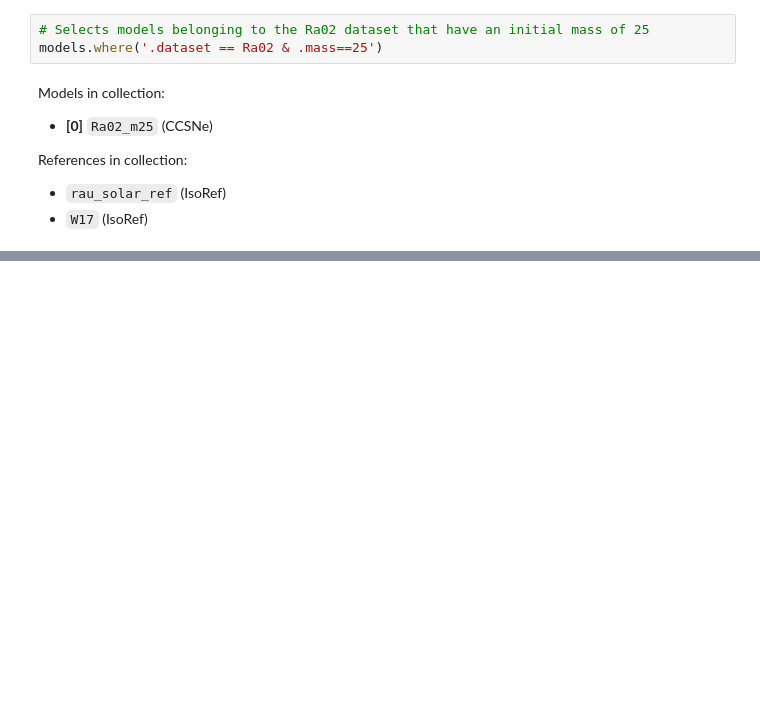
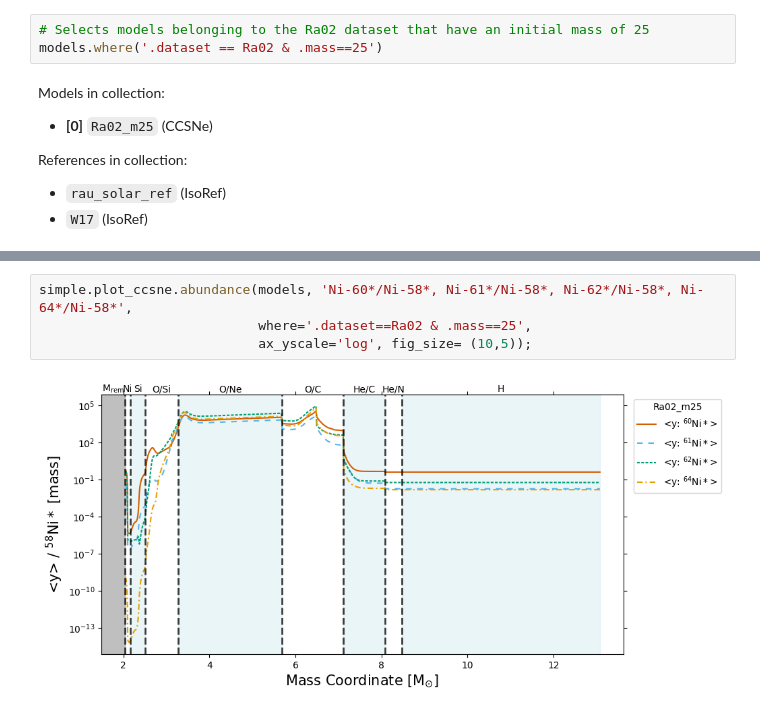
Before and after one commit to mattias-ek/SIMPLE, a Jupyter notebook: notebooks/ccsne_tutorial1.ipynb, the cells around one changed output, grey strips where cells are left out. Cells and saved outputs as stored; diff of their text form; blank space fills up the shorter version.

```diff
--- a/notebooks/ccsne_tutorial1.ipynb
+++ b/notebooks/ccsne_tutorial1.ipynb
@@ -263,0 +217,6 @@ No desired unit specified. Assuming the desired unit is the current unit
+# %%
+simple.plot_ccsne.abundance(models, 'Ni-60*/Ni-58*, Ni-61*/Ni-58*, Ni-62*/Ni-58*, Ni-64*/Ni-58*',
+                            where='.dataset==Ra02 & .mass==25',
+                            ax_yscale='log', fig_size= (10,5));
+# %% [output]
+[figure, added]
```
Also changed, not shown: parts of 15 cells of this notebook, 22 other files.
